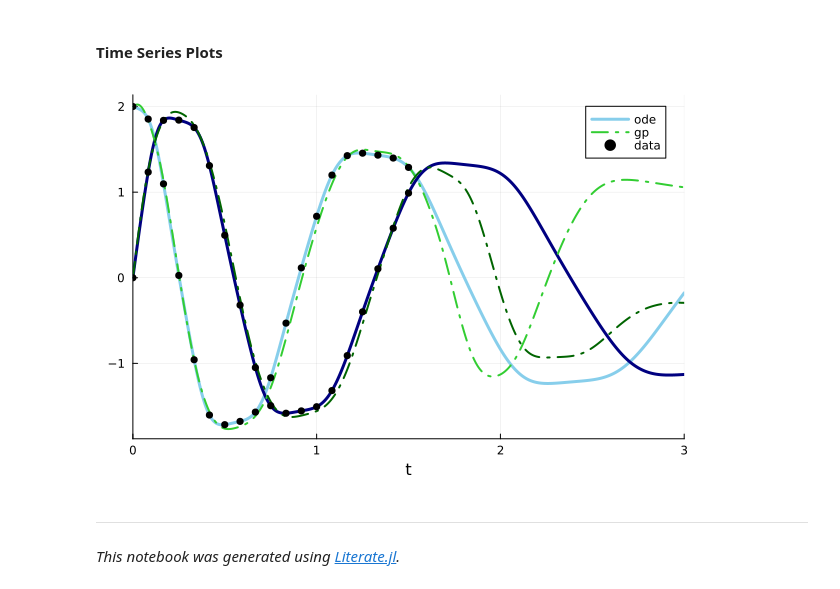
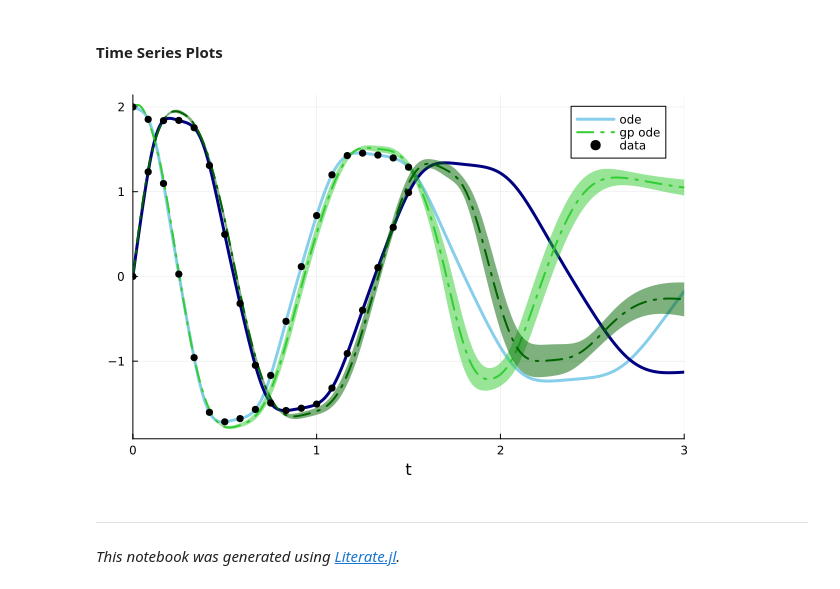
Before and after one commit to Crown421/GPDiffEq.jl, a Jupyter notebook: dev/examples/spiral.ipynb, the cells around one changed output. Saved outputs shown, nothing was run; the diff lists cells and outputs as text; code cells hidden in the pictures.

```diff
--- a/dev/examples/spiral.ipynb
+++ b/dev/examples/spiral.ipynb
@@ -182,5 +154,5 @@ scaker = with_lengthscale(SqExponentialKernel(), ones(2))
 moker = IndependentMOKernel(scaker)
 
 u_mo, y = prepare_isotopic_multi_output_data(u, udot)
-σ_n = 1e-6
+σ_n = 1e-4
 nothing #hide
@@ -243,7 +227,7 @@ and incorporate into a GP ode model, which can be solved. Initially, the GP ODE
 # %%
 gpprob = GPODEProblem(gpff, u0, tspan)
 
-gpsol = solve(gpprob, Tsit5())
+gpsol = solve(gpprob, PULLEuler(); dt=0.001)
 nothing #hide
 # %% [markdown]
 #### Phase plot
@@ -261,11 +252,17 @@ scatter!(ode_data[1, :], ode_data[2, :]; markersize=4, color=:black, label="data
 # %%
 plot(sol; label=["ode" ""], color=[:skyblue :navy], linewidth=3)
 plot!(
-    gpsol; label=["gp" ""], color=[:limegreen :darkgreen], linewidth=2, linestyle=:dashdot
+    gpsol.t,
+    reduce(hcat, mean.(gpsol.u))';
+    ribbons=sqrt.(reduce(hcat, var.(gpsol.u)))',
+    color=[:limegreen :darkgreen],
+    linewidth=2,
+    linestyle=:dashdot,
+    label=["gp ode" ""],
 )
 scatter!(datatsteps, ode_data'; markersize=4, color=:black, label=["data" ""])
 # %% [output]
-[figure, old version]
+[figure, new version]
 # %% [markdown]
 ---
 
```
Also changed, not shown: parts of 21 cells of this notebook, 35 other files.
